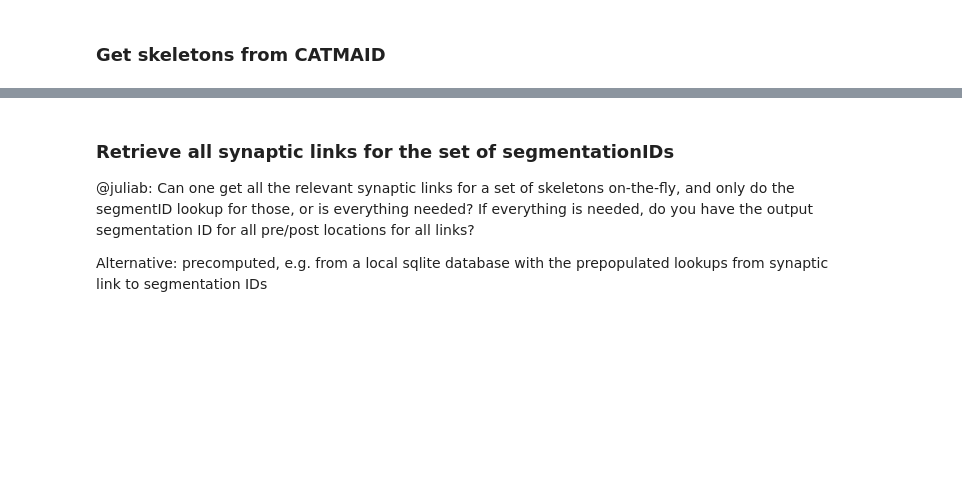
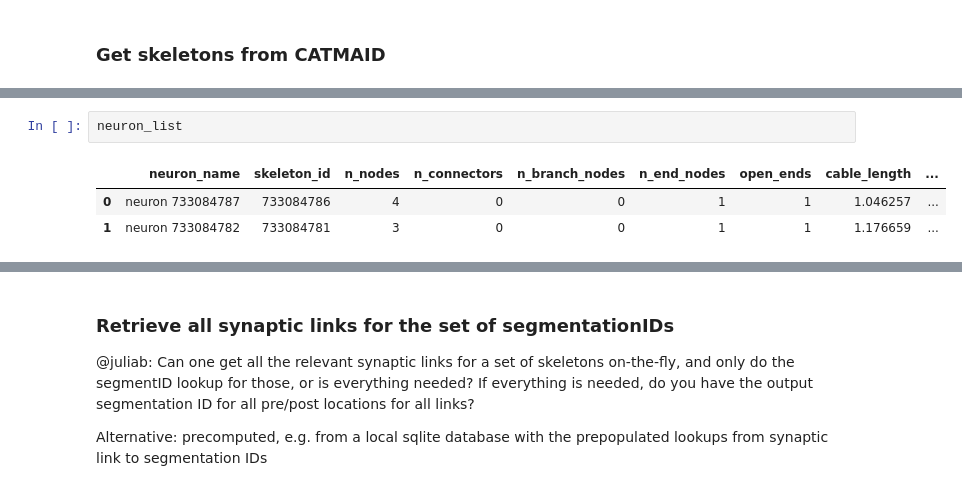
Before and after one commit to navis-org/fafbseg-py, a Jupyter notebook: examples/Query-Service.ipynb, the cells around one changed output, grey strips where cells are left out. Drawn from its saved outputs; the diff is of its cells as text; blank space fills up the shorter version.

```diff
--- a/examples/Query-Service.ipynb
+++ b/examples/Query-Service.ipynb
@@ -75,0 +116,6 @@ print('Segment IDs:', resp.json())
+# %%
+neuron_list
+# %% [output]
+|  | neuron_name | skeleton_id | n_nodes | n_connectors | n_branch_nodes | n_end_nodes | open_ends | cable_length | ... |
+| 0 | neuron 733084787 | 733084786 | 4 | 0 | 0 | 1 | 1 | 1.046257 | ... |
+| 1 | neuron 733084782 | 733084781 | 3 | 0 | 0 | 1 | 1 | 1.176659 | ... |
```
Also changed, not shown: parts of 23 cells of this notebook, 1 other file.
